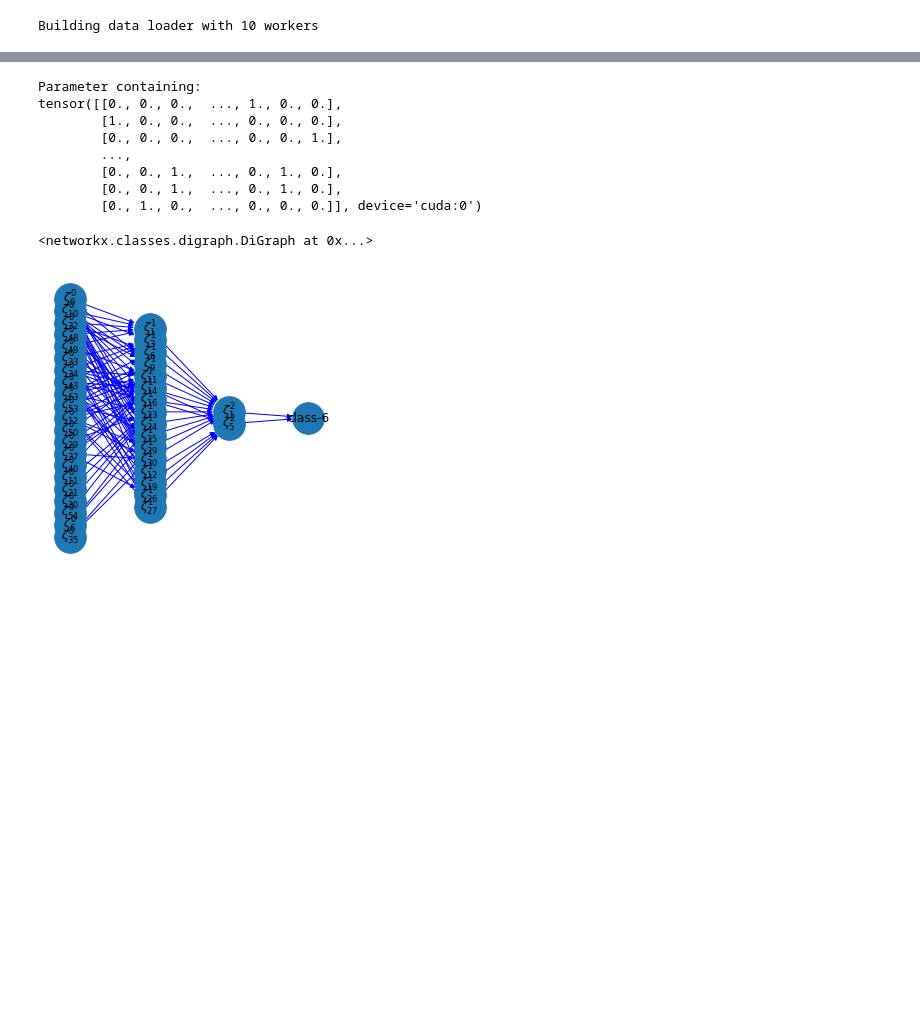
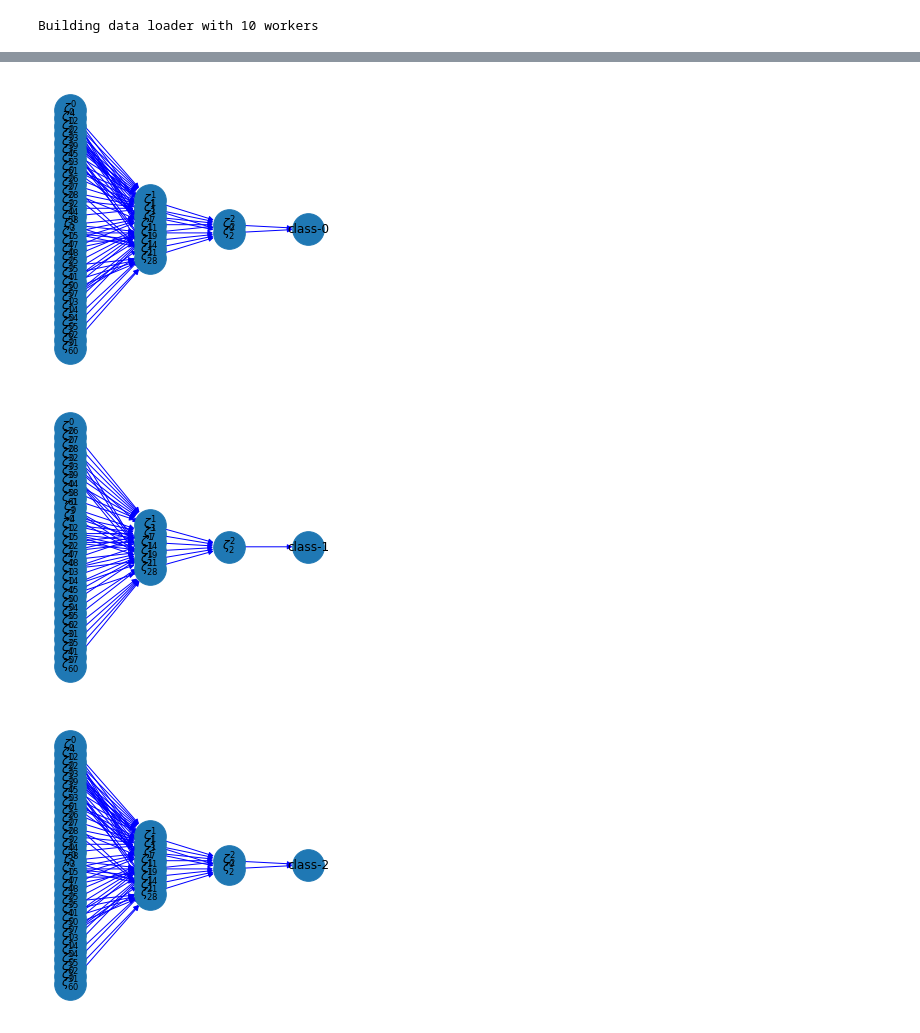
Before and after one commit to koriavinash1/HyperbolicReasoning, a Jupyter notebook: playground/inferenceMNIST.ipynb, the cells around one changed output, grey strips where cells are left out. Saved outputs shown, nothing was run; the diff lists cells and outputs as text; code cells hidden in the pictures; blank space fills up the shorter version.

```diff
--- a/playground/inferenceMNIST.ipynb
+++ b/playground/inferenceMNIST.ipynb
@@ -31,6 +32,6 @@ INFO: Using numpy backend
 # %%
 # load exp config
-model_path = '/vol/biomedic2/agk21/PhDLogs/codes/SYB3/LOGS/MNISTL1/models/best.pth'
+model_path = '/vol/biomedic2/agk21/PhDLogs/codes/SYB3/LOGS/MNIST/models/best.pth'
 
 #data-folder-path
 folder_path = '/vol/biomedic2/agk21/PhDLogs/datasets/MNIST'
@@ -130,16 +130,9 @@ inferer = InductiveReasoningDT(get_sample_data(100),
 # %%
 codebook_sampler.reasoningLayers[0].weight
-# %% [output]
-Parameter containing:
-tensor([[0., 0., 0.,  ..., 1., 0., 0.],
-        [1., 0., 0.,  ..., 0., 0., 0.],
-        [0., 0., 0.,  ..., 0., 0., 1.],
-        ...,
-        [0., 0., 1.,  ..., 0., 1., 0.],
-        [0., 0., 1.,  ..., 0., 1., 0.],
-        [0., 1., 0.,  ..., 0., 0., 0.]], device='cuda:0')
 # %%
-inferer.get_class_tree(6)
+for ci in range(num_classes):
+    inferer.get_class_tree(ci,f'/vol/biomedic3/agk21/MNISTLOGS/class-{ci}')
 # %% [output]
-<networkx.classes.digraph.DiGraph at 0x...>
-[figure, old version]
+[figure, new version]
+[figure, added]
+[figure, added]
```
Also changed, not shown: parts of 6 cells of this notebook, 7 other files.
